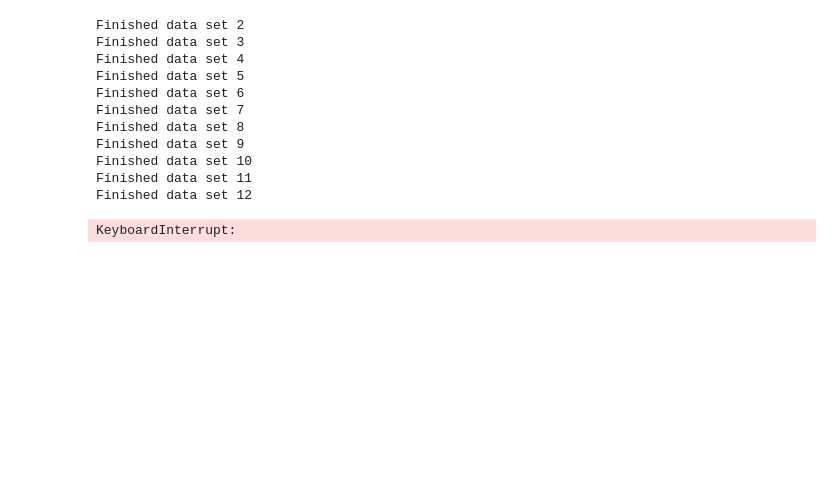
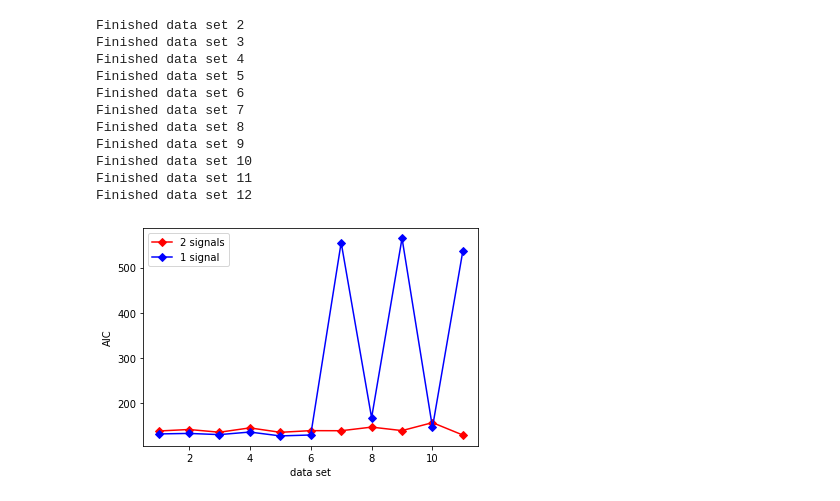
Before and after one commit to krlodeleon/datascience_fall2022, a Jupyter notebook: prob_set_4/ps4.ipynb, the cells around one changed output. Cells and saved outputs as stored; diff of their text form; code cells hidden in the pictures; blank space fills up the shorter version.

```diff
--- a/prob_set_4/ps4.ipynb
+++ b/prob_set_4/ps4.ipynb
@@ -569,11 +578,38 @@ Finished data set 9
 Finished data set 10
 Finished data set 11
 Finished data set 12
+# %%
+#Design 1 (Single 100-day sinusoid signal)
+identity = lambda x: 1
+cos100 = lambda x : np.cos((2*np.pi/100)*x)
+sin100 = lambda x : np.sin((2*np.pi/100)*x)
+
+chisq_8ths_1signal = []
+
+for deleted_points_indices in data_8ths:
+    #Separating data
+    data_1of8 = data.transpose()[deleted_points_indices].transpose()
+    data_7of8 = np.delete(data.transpose(),deleted_points_indices,axis=0).transpose()
+
+    #Calculating parameters of 100-day signals
+    par_vals1 = [designfit(data_7of8[0],data_7of8[i],data_7of8[1],cos100,sin100,identity) for i in range(2,13)]
+
+    #Calculating chi-squared values and plotting
+    chisq1 = []
+
+    for i in range(2,13):
+        y_pred_vals = par_vals1[i-2][0]*cos100(data_1of8[0])+par_vals1[i-2][1]*sin100(data_1of8[0])+par_vals1[i-2][2]
+        delta_y = data_1of8[i] - y_pred_vals
+        chisq1.append(np.sum(delta_y*data_1of8[1]**(-2)*delta_y))
+
+    chisq_8ths_1signal.append(chisq1)
+
+chisq_8ths_1signal = np.array(chisq_8ths_1signal).transpose()
 # %%
-#Benchmark
+#1-signal
 sample_step = 1
 chisq2 = []
-chisq_8th_benchmark = []
+chisq_8ths_benchmark = []
 
 for data_set_index in range(2,13):
     #Setting up log likelihood sample space
@@ -624,7 +660,21 @@ for data_set_index in range(2,13):
         chisq_1of8 = lambda x : np.sum((data_1of8[data_set_index]-yfit_1of8(x))*data_1of8[1]**(-2)*(data_1of8[data_set_index]-yfit_1of8(x)))
         chisq_8th_benchmark_per_set.append(chisq_1of8(bestfit_vals))
 
-    chisq_8th_benchmark.append(chisq_8th_benchmark_per_set)
-    print
+    chisq_8ths_benchmark.append(chisq_8th_benchmark_per_set)
+    print(f'Finished data set {data_set_index}')
-# %% [output]
-KeyboardInterrupt:
+# %%
+#Getting AICs
+AIC_all8ths_1signal = 2*3*np.ones_like(chisq_8ths_1signal) + chisq_8ths_1signal
+AIC_mean_1signal = [np.mean(aic) for aic in AIC_all8ths_1signal]
+AIC_all8ths_2signals = 2*6*np.ones_like(chisq_8ths) + chisq_8ths
+AIC_mean_2signals = [np.mean(aic) for aic in AIC_all8ths_2signals]
+
+#Plotting
+plt.plot(np.arange(1,12),AIC_mean_2signals,'-rD', label='2 signals')
+plt.plot(np.arange(1,12),AIC_mean_1signal,'-bD', label='1 signal')
+plt.legend()
+plt.xlabel('data set')
+plt.ylabel('AIC')
+plt.show()
+# %% [output]
+[figure, added]
```
Also changed, not shown: parts of 6 cells of this notebook.
